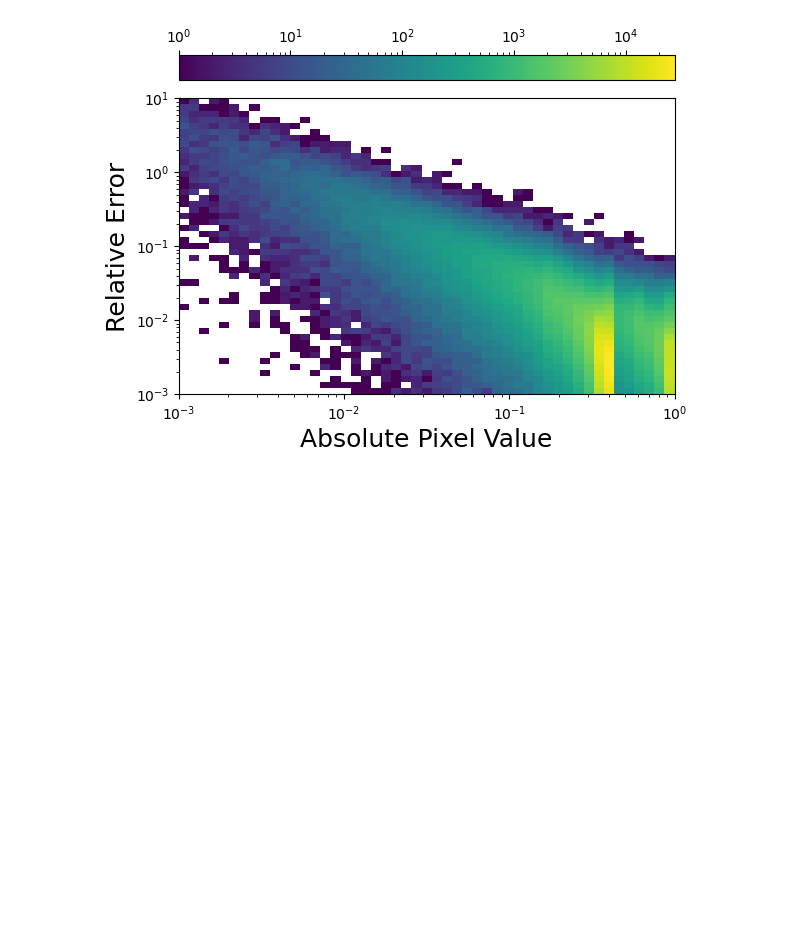
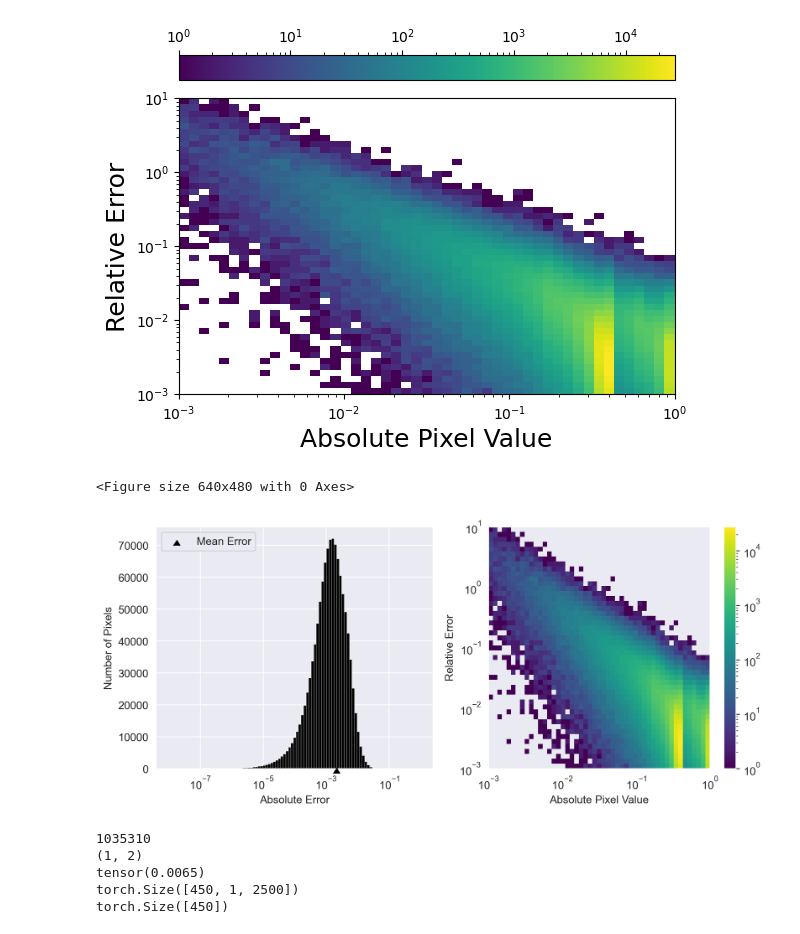
Before and after one commit to AlgorithmicDataReduction/PyTorch-QuadConv, a Jupyter notebook: notebooks/paper_figures_ignition_grid_qcnn.ipynb, the cells around one changed output. Saved outputs shown, nothing was run; the diff lists cells and outputs as text; code cells hidden in the pictures; blank space fills up the shorter version.

```diff
--- a/notebooks/paper_figures_ignition_grid_qcnn.ipynb
+++ b/notebooks/paper_figures_ignition_grid_qcnn.ipynb
@@ -192,3 +199,60 @@ plt.ylabel('Relative Error', fontsize=18)
 plt.savefig(save_path / 'ignition_grid_abs_rel_histogram.pdf', format='pdf')
 # %% [output]
 [figure]
+# %%
+# subplot version of histograms
+
+plt.subplots_adjust(hspace = 0.1, wspace = 0.01)
+
+fig = plt.figure(figsize=(10,4), dpi=300)
+
+haxs = [fig.add_subplot(1,2,i+1) for i in range(2)]
+
+haxs[0].hist(difference_norm.flatten(),bins=np.logspace(np.log10(1e-8),np.log10(1.0), 100), log=False, color='black', linewidth=0.2)
+haxs[0].set_xscale("log")
+haxs[0].set(xlabel="Absolute Error",ylabel="Number of Pixels")
+
+mean_mark = haxs[0].plot(torch.mean(difference_norm), 0, color = 'black', marker=6,label = 'Mean Error', zorder=10, clip_on=False, linestyle="None")
+
+haxs[0].legend(loc='upper left')
+
+hist_map = seaborn.color_palette(palette='viridis', as_cmap=True)
+
+xbin = np.logspace(np.log10(1e-3),np.log10(1.), 50)
+ybin = np.logspace(np.log10(1e-3),np.log10(10), 50)
+
+h2 = haxs[1].hist2d( torch.abs(dataset.flatten()).numpy(), relative_difference_norm.flatten().numpy(), bins=[xbin,ybin], norm = colors.LogNorm(), cmap=hist_map)
+
+haxs[1].set_xscale("log")
+haxs[1].set_yscale("log")
+haxs[1].set(xlabel="Absolute Pixel Value",ylabel="Relative Error")
+
+fig.colorbar(h2[3], ax=haxs[1], location='right')
+
+plt.savefig(save_path / 'error_analysis_ignition_grid_qcnn.pdf', format='pdf', bbox_inches='tight')
+# %% [output]
+<Figure size 640x480 with 0 Axes>
+[figure, added]
+# %%
+# print relevant numbers
+
+print(sum(p.numel() for p in model.parameters() if p.requires_grad))
+
+
+#compute average relative reconstruction error
+dim = tuple([i for i in range(1, 3)])
+
+n = torch.sqrt(torch.sum((dataset-processed_data)**2, dim=dim))
+d = torch.sqrt(torch.sum((dataset)**2, dim=dim))
+
+print(dim)
+print(torch.mean(n/d))
+
+print(dataset.shape)
+print(n.shape)
+# %% [output]
+1035310
+(1, 2)
+tensor(0.0065)
+torch.Size([450, 1, 2500])
+torch.Size([450])
```
Also changed, not shown: parts of 2 cells of this notebook, 2 other files.
